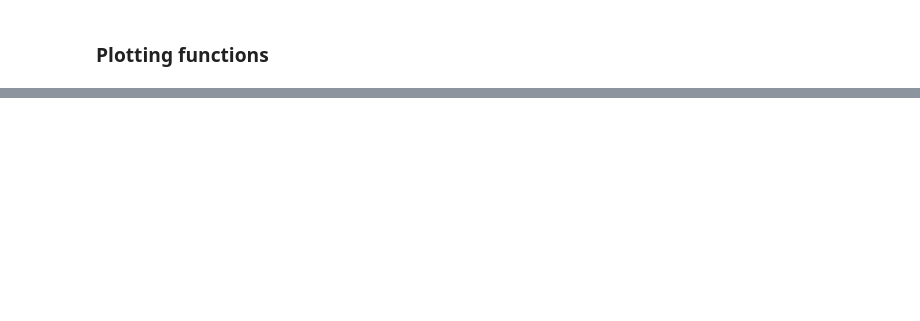
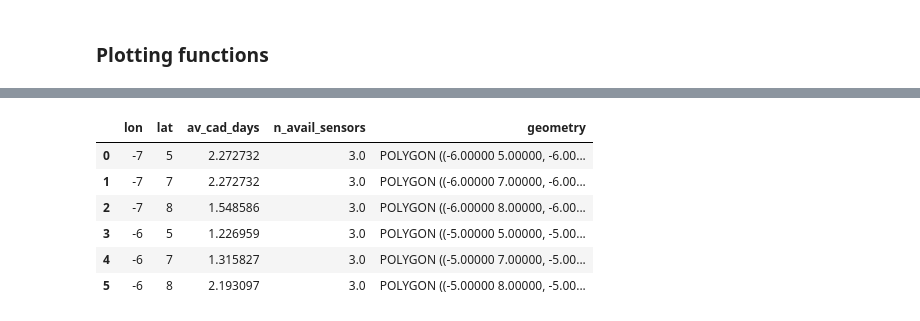
Before and after one commit to OPERA-Cal-Val/OPERA_coverage, a Jupyter notebook: notebooks/2_Filter_Plot.ipynb, the cells around one changed output, grey strips where cells are left out. Drawn from its saved outputs; the diff is of its cells as text; code cells hidden in the pictures; blank space fills up the shorter version.

```diff
--- a/notebooks/2_Filter_Plot.ipynb
+++ b/notebooks/2_Filter_Plot.ipynb
@@ -57,10 +77,6 @@ print(dfs)
 # %%
-continent_list = ['Africa','Asia','Europe','N_America','Oceania','S_America']
+continent_list = ['Africa','Asia','Europe'] # ,'N_America','Oceania','S_America'
 continents = {}
-cont_points = {}
 for i in range(len(continent_list)):
-#     with open(dfs[i * 2], 'rb') as f:
-#         cont_points[continent_list[i]] = pickle.load(f)
-#     with open(dfs[i * 2 + 1], 'rb') as f:
-#         continents[continent_list[i]] = pickle.load(f)
-    print(dfs[i * 2],dfs[i * 2 + 1])
+    with open(dfs[i], 'rb') as f:
+        continents[continent_list[i]] = pickle.load(f)
@@ -76,4 +82,0 @@ df = list(output_path.glob('results.pkl'))
-# %%
-with open(dfs[3], 'rb') as f:
-#     cont_points['Asia'] = pickle.load(f)
-    continents['Asia'] = pickle.load(f)
@@ -196,0 +159,10 @@ plt.title('Global Coverage Cadence in Hours')
+# %%
+test
+# %% [output]
+|  | lon | lat | av_cad_days | n_avail_sensors | geometry |
+| 0 | -7 | 5 | 2.272732 | 3.0 | POLYGON ((-6.00000 5.00000, -6.00... |
+| 1 | -7 | 7 | 2.272732 | 3.0 | POLYGON ((-6.00000 7.00000, -6.00... |
+| 2 | -7 | 8 | 1.548586 | 3.0 | POLYGON ((-6.00000 8.00000, -6.00... |
+| 3 | -6 | 5 | 1.226959 | 3.0 | POLYGON ((-5.00000 5.00000, -5.00... |
+| 4 | -6 | 7 | 1.315827 | 3.0 | POLYGON ((-5.00000 7.00000, -5.00... |
+| 5 | -6 | 8 | 2.193097 | 3.0 | POLYGON ((-5.00000 8.00000, -5.00... |
```
Also changed, not shown: parts of 35 cells of this notebook, 1 other file.
